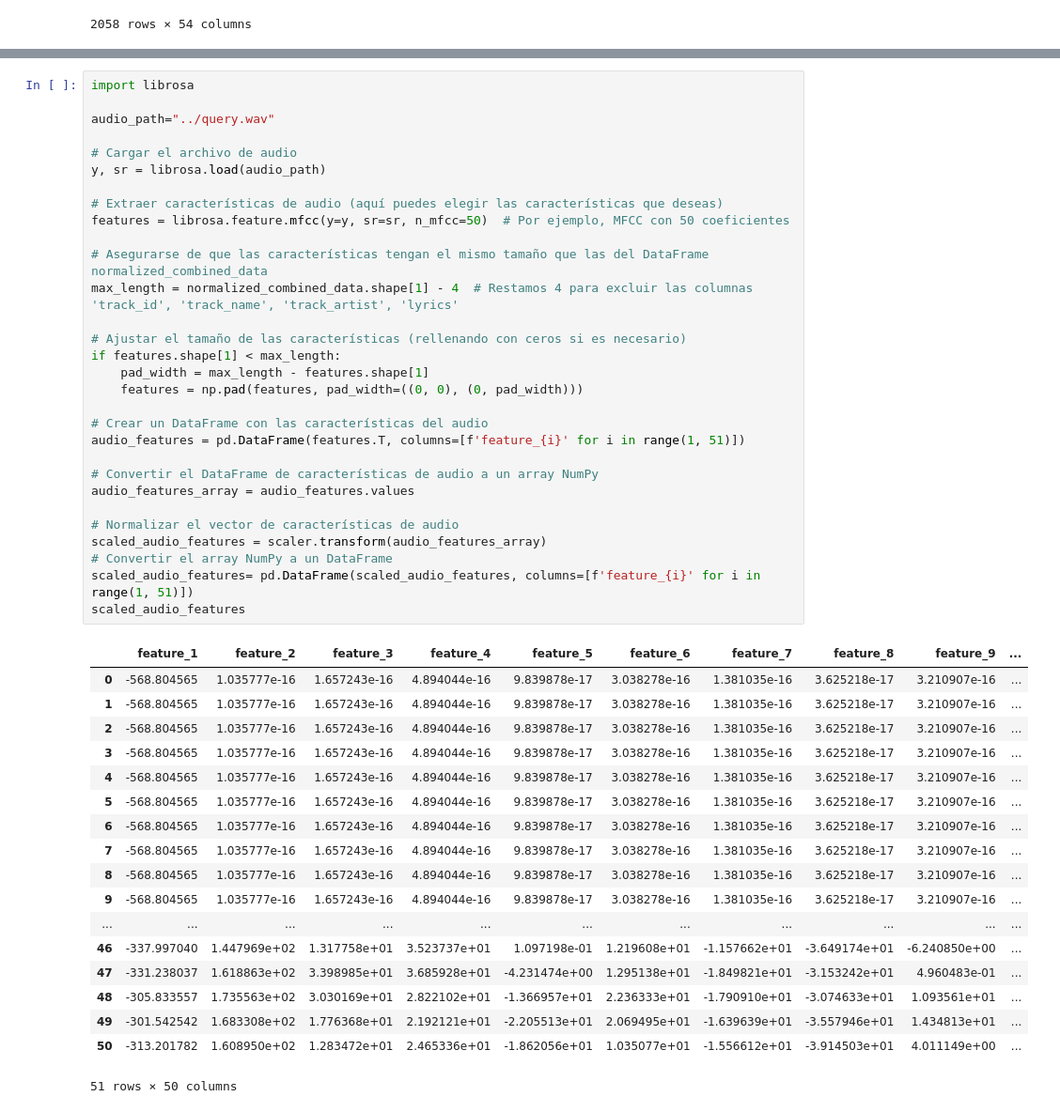
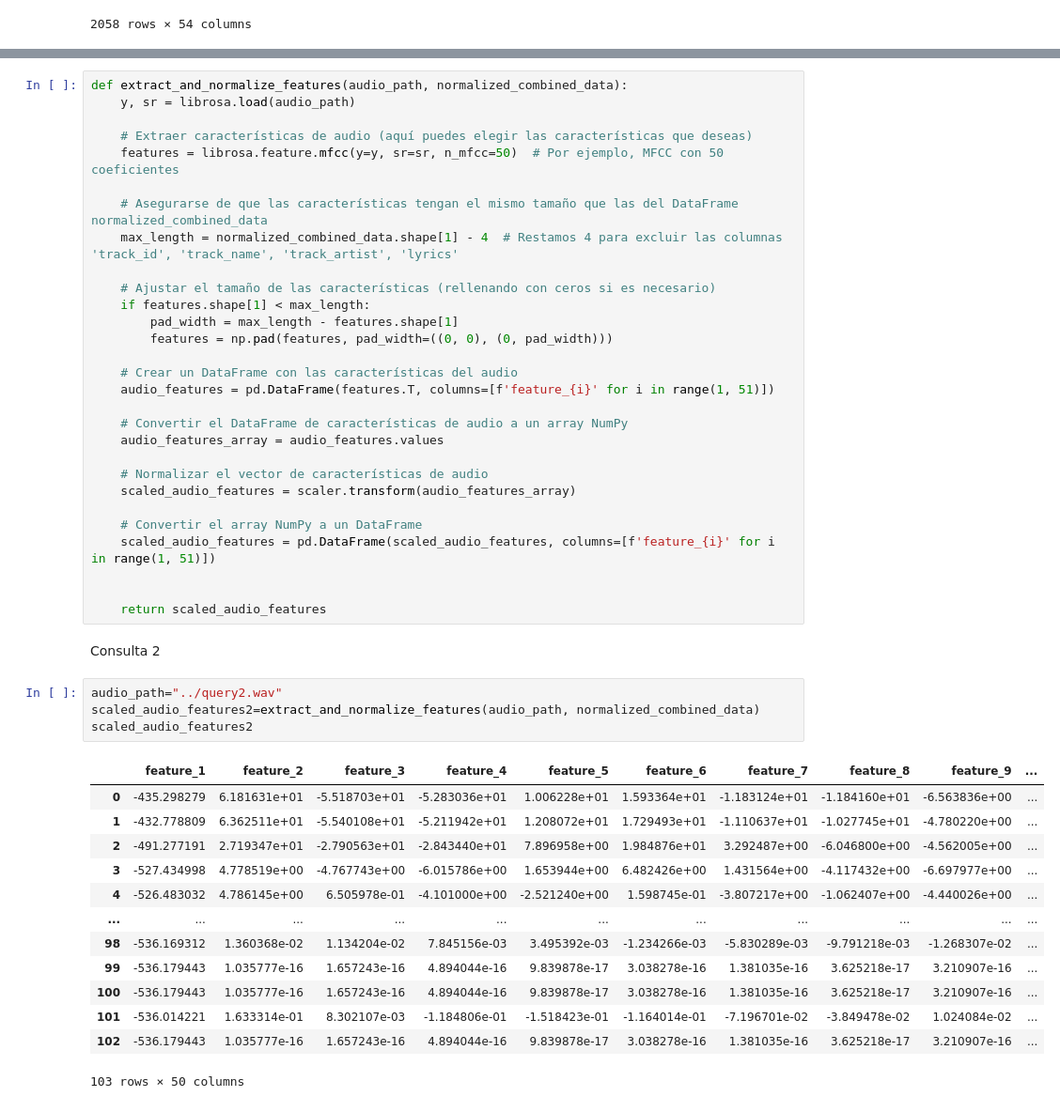
Before and after one commit to MatiasMaravi/BD2-Project2, a Jupyter notebook: knn/knn.ipynb, the cells around one changed output, grey strips where cells are left out. Shown: that part at 94% size. Cells and saved outputs as stored; diff of their text form.

```diff
--- a/knn/knn.ipynb
+++ b/knn/knn.ipynb
@@ -355,49 +401,49 @@ normalized_combined_data
 # %%
-import librosa
+def extract_and_normalize_features(audio_path, normalized_combined_data):
+    y, sr = librosa.load(audio_path)
 
-audio_path="../query.wav"
+    # Extraer características de audio (aquí puedes elegir las características que deseas)
+    features = librosa.feature.mfcc(y=y, sr=sr, n_mfcc=50)  # Por ejemplo, MFCC con 50 coeficientes
 
-# Cargar el archivo de audio
-y, sr = librosa.load(audio_path)
+    # Asegurarse de que las características tengan el mismo tamaño que las del DataFrame normalized_combined_data
+    max_length = normalized_combined_data.shape[1] - 4  # Restamos 4 para excluir las columnas 'track_id', 'track_name', 'track_artist', 'lyrics'
 
-# Extraer características de audio (aquí puedes elegir las características que deseas)
-features = librosa.feature.mfcc(y=y, sr=sr, n_mfcc=50)  # Por ejemplo, MFCC con 50 coeficientes
+    # Ajustar el tamaño de las características (rellenando con ceros si es necesario)
+    if features.shape[1] < max_length:
+        pad_width = max_length - features.shape[1]
+        features = np.pad(features, pad_width=((0, 0), (0, pad_width)))
 
-# Asegurarse de que las características tengan el mismo tamaño que las del DataFrame normalized_combined_data
-max_length = normalized_combined_data.shape[1] - 4  # Restamos 4 para excluir las columnas 'track_id', 'track_name', 'track_artist', 'lyrics'
+    # Crear un DataFrame con las características del audio
+    audio_features = pd.DataFrame(features.T, columns=[f'feature_{i}' for i in range(1, 51)])
 
-# Ajustar el tamaño de las características (rellenando con ceros si es necesario)
-if features.shape[1] < max_length:
-    pad_width = max_length - features.shape[1]
-    features = np.pad(features, pad_width=((0, 0), (0, pad_width)))
+    # Convertir el DataFrame de características de audio a un array NumPy
+    audio_features_array = audio_features.values
 
-# Crear un DataFrame con las características del audio
-audio_features = pd.DataFrame(features.T, columns=[f'feature_{i}' for i in range(1, 51)])
+    # Normalizar el vector de características de audio
+    scaled_audio_features = scaler.transform(audio_features_array)
 
-# Convertir el DataFrame de características de audio a un array NumPy
-audio_features_array = audio_features.values
+    # Convertir el array NumPy a un DataFrame
+    scaled_audio_features = pd.DataFrame(scaled_audio_features, columns=[f'feature_{i}' for i in range(1, 51)])
 
-# Normalizar el vector de características de audio
-scaled_audio_features = scaler.transform(audio_features_array)
-# Convertir el array NumPy a un DataFrame
-scaled_audio_features= pd.DataFrame(scaled_audio_features, columns=[f'feature_{i}' for i in range(1, 51)])
-scaled_audio_features
+
+    return scaled_audio_features
-# %% [output]
-|  | feature_1 | feature_2 | feature_3 | feature_4 | feature_5 | feature_6 | feature_7 | feature_8 | feature_9 | ... |
-| 0 | -568.804565 | 1.035777e-16 | 1.657243e-16 | 4.894044e-16 | 9.839878e-17 | 3.038278e-16 | 1.381035e-16 | 3.625218e-17 | 3.210907e-16 | ... |
-| 1 | -568.804565 | 1.035777e-16 | 1.657243e-16 | 4.894044e-16 | 9.839878e-17 | 3.038278e-16 | 1.381035e-16 | 3.625218e-17 | 3.210907e-16 | ... |
-| 2 | -568.804565 | 1.035777e-16 | 1.657243e-16 | 4.894044e-16 | 9.839878e-17 | 3.038278e-16 | 1.381035e-16 | 3.625218e-17 | 3.210907e-16 | ... |
-| 3 | -568.804565 | 1.035777e-16 | 1.657243e-16 | 4.894044e-16 | 9.839878e-17 | 3.038278e-16 | 1.381035e-16 | 3.625218e-17 | 3.210907e-16 | ... |
-| 4 | -568.804565 | 1.035777e-16 | 1.657243e-16 | 4.894044e-16 | 9.839878e-17 | 3.038278e-16 | 1.381035e-16 | 3.625218e-17 | 3.210907e-16 | ... |
-| 5 | -568.804565 | 1.035777e-16 | 1.657243e-16 | 4.894044e-16 | 9.839878e-17 | 3.038278e-16 | 1.381035e-16 | 3.625218e-17 | 3.210907e-16 | ... |
-| 6 | -568.804565 | 1.035777e-16 | 1.657243e-16 | 4.894044e-16 | 9.839878e-17 | 3.038278e-16 | 1.381035e-16 | 3.625218e-17 | 3.210907e-16 | ... |
-| 7 | -568.804565 | 1.035777e-16 | 1.657243e-16 | 4.894044e-16 | 9.839878e-17 | 3.038278e-16 | 1.381035e-16 | 3.625218e-17 | 3.210907e-16 | ... |
-| 8 | -568.804565 | 1.035777e-16 | 1.657243e-16 | 4.894044e-16 | 9.839878e-17 | 3.038278e-16 | 1.381035e-16 | 3.625218e-17 | 3.210907e-16 | ... |
-| 9 | -568.804565 | 1.035777e-16 | 1.657243e-16 | 4.894044e-16 | 9.839878e-17 | 3.038278e-16 | 1.381035e-16 | 3.625218e-17 | 3.210907e-16 | ... |
-| ... | ... | ... | ... | ... | ... | ... | ... | ... | ... | ... |
-| 46 | -337.997040 | 1.447969e+02 | 1.317758e+01 | 3.523737e+01 | 1.097198e-01 | 1.219608e+01 | -1.157662e+01 | -3.649174e+01 | -6.240850e+00 | ... |
-| 47 | -331.238037 | 1.618863e+02 | 3.398985e+01 | 3.685928e+01 | -4.231474e+00 | 1.295138e+01 | -1.849821e+01 | -3.153242e+01 | 4.960483e-01 | ... |
-| 48 | -305.833557 | 1.735563e+02 | 3.030169e+01 | 2.822102e+01 | -1.366957e+01 | 2.236333e+01 | -1.790910e+01 | -3.074633e+01 | 1.093561e+01 | ... |
-| 49 | -301.542542 | 1.683308e+02 | 1.776368e+01 | 2.192121e+01 | -2.205513e+01 | 2.069495e+01 | -1.639639e+01 | -3.557946e+01 | 1.434813e+01 | ... |
-| 50 | -313.201782 | 1.608950e+02 | 1.283472e+01 | 2.465336e+01 | -1.862056e+01 | 1.035077e+01 | -1.556612e+01 | -3.914503e+01 | 4.011149e+00 | ... |
-51 rows × 50 columns
+# %% [markdown]
+Consulta 2
+# %%
+audio_path="../query2.wav"
+scaled_audio_features2=extract_and_normalize_features(audio_path, normalized_combined_data)
+scaled_audio_features2
+# %% [output]
+|  | feature_1 | feature_2 | feature_3 | feature_4 | feature_5 | feature_6 | feature_7 | feature_8 | feature_9 | ... |
+| 0 | -435.298279 | 6.181631e+01 | -5.518703e+01 | -5.283036e+01 | 1.006228e+01 | 1.593364e+01 | -1.183124e+01 | -1.184160e+01 | -6.563836e+00 | ... |
+| 1 | -432.778809 | 6.362511e+01 | -5.540108e+01 | -5.211942e+01 | 1.208072e+01 | 1.729493e+01 | -1.110637e+01 | -1.027745e+01 | -4.780220e+00 | ... |
+| 2 | -491.277191 | 2.719347e+01 | -2.790563e+01 | -2.843440e+01 | 7.896958e+00 | 1.984876e+01 | 3.292487e+00 | -6.046800e+00 | -4.562005e+00 | ... |
+| 3 | -527.434998 | 4.778519e+00 | -4.767743e+00 | -6.015786e+00 | 1.653944e+00 | 6.482426e+00 | 1.431564e+00 | -4.117432e+00 | -6.697977e+00 | ... |
+| 4 | -526.483032 | 4.786145e+00 | 6.505978e-01 | -4.101000e+00 | -2.521240e+00 | 1.598745e-01 | -3.807217e+00 | -1.062407e+00 | -4.440026e+00 | ... |
+| ... | ... | ... | ... | ... | ... | ... | ... | ... | ... | ... |
+| 98 | -536.169312 | 1.360368e-02 | 1.134204e-02 | 7.845156e-03 | 3.495392e-03 | -1.234266e-03 | -5.830289e-03 | -9.791218e-03 | -1.268307e-02 | ... |
+| 99 | -536.179443 | 1.035777e-16 | 1.657243e-16 | 4.894044e-16 | 9.839878e-17 | 3.038278e-16 | 1.381035e-16 | 3.625218e-17 | 3.210907e-16 | ... |
+| 100 | -536.179443 | 1.035777e-16 | 1.657243e-16 | 4.894044e-16 | 9.839878e-17 | 3.038278e-16 | 1.381035e-16 | 3.625218e-17 | 3.210907e-16 | ... |
+| 101 | -536.014221 | 1.633314e-01 | 8.302107e-03 | -1.184806e-01 | -1.518423e-01 | -1.164014e-01 | -7.196701e-02 | -3.849478e-02 | 1.024084e-02 | ... |
+| 102 | -536.179443 | 1.035777e-16 | 1.657243e-16 | 4.894044e-16 | 9.839878e-17 | 3.038278e-16 | 1.381035e-16 | 3.625218e-17 | 3.210907e-16 | ... |
+103 rows × 50 columns
```
Also changed, not shown: parts of 46 cells of this notebook, 2 other files.
